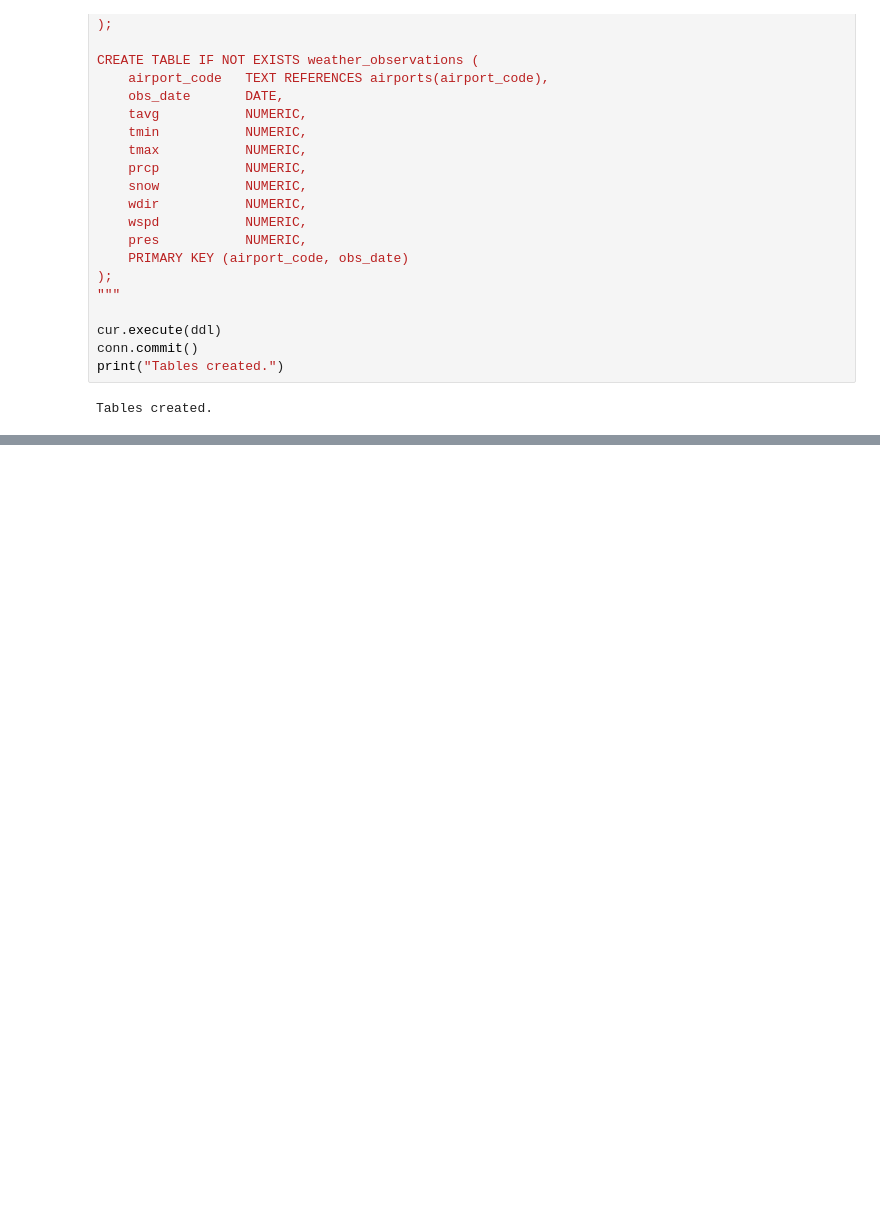
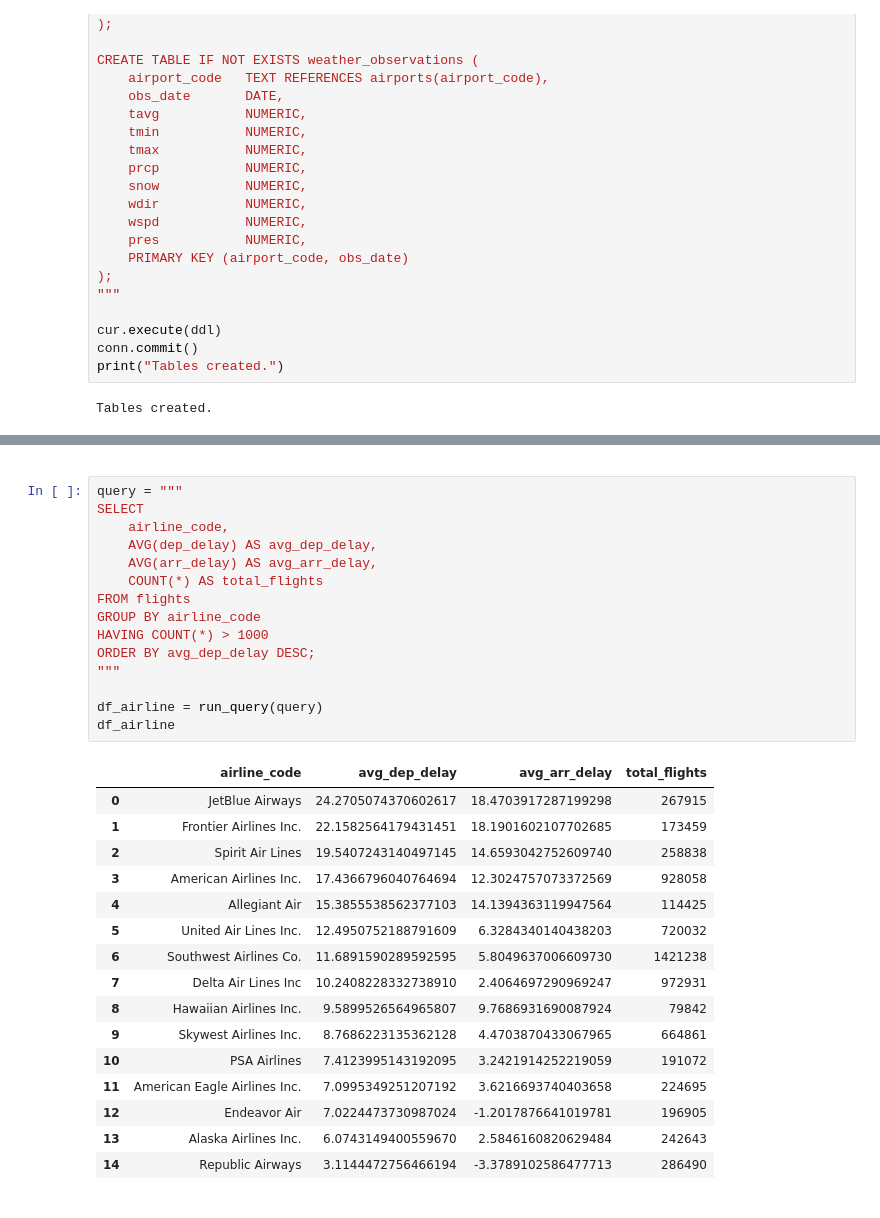
Before and after one commit to OmNai12/SQL-Project, a Jupyter notebook: main.ipynb, the cells around one changed output, grey strips where cells are left out. Cells and saved outputs as stored; diff of their text form; blank space fills up the shorter version.

```diff
--- a/main.ipynb
+++ b/main.ipynb
@@ -237,0 +677,36 @@ Tables created.
+# %% [markdown]
+<!-- 3) Airline performance: average delays per airline -->
+# %%
+query = """
+SELECT
+    airline_code,
+    AVG(dep_delay) AS avg_dep_delay,
+    AVG(arr_delay) AS avg_arr_delay,
+    COUNT(*) AS total_flights
+FROM flights
+GROUP BY airline_code
+HAVING COUNT(*) > 1000
+ORDER BY avg_dep_delay DESC;
+"""
+
+df_airline = run_query(query)
+df_airline
+# %% [output]
+|  | airline_code | avg_dep_delay | avg_arr_delay | total_flights |
+| 0 | JetBlue Airways | 24.2705074370602617 | 18.4703917287199298 | 267915 |
+| 1 | Frontier Airlines Inc. | 22.1582564179431451 | 18.1901602107702685 | 173459 |
+| 2 | Spirit Air Lines | 19.5407243140497145 | 14.6593042752609740 | 258838 |
+| 3 | American Airlines Inc. | 17.4366796040764694 | 12.3024757073372569 | 928058 |
+| 4 | Allegiant Air | 15.3855538562377103 | 14.1394363119947564 | 114425 |
+| 5 | United Air Lines Inc. | 12.4950752188791609 | 6.3284340140438203 | 720032 |
+| 6 | Southwest Airlines Co. | 11.6891590289592595 | 5.8049637006609730 | 1421238 |
+| 7 | Delta Air Lines Inc | 10.2408228332738910 | 2.4064697290969247 | 972931 |
+| 8 | Hawaiian Airlines Inc. | 9.5899526564965807 | 9.7686931690087924 | 79842 |
+| 9 | Skywest Airlines Inc. | 8.7686223135362128 | 4.4703870433067965 | 664861 |
+| 10 | PSA Airlines | 7.4123995143192095 | 3.2421914252219059 | 191072 |
+| 11 | American Eagle Airlines Inc. | 7.0995349251207192 | 3.6216693740403658 | 224695 |
+| 12 | Endeavor Air | 7.0224473730987024 | -1.2017876641019781 | 196905 |
+| 13 | Alaska Airlines Inc. | 6.0743149400559670 | 2.5846160820629484 | 242643 |
+| 14 | Republic Airways | 3.1144472756466194 | -3.3789102586477713 | 286490 |
+# %% [markdown]
+<!-- 4) Weather impact: delays vs precipitation (using the view) -->
```
Also changed, not shown: parts of 31 cells of this notebook, 1 other file.
